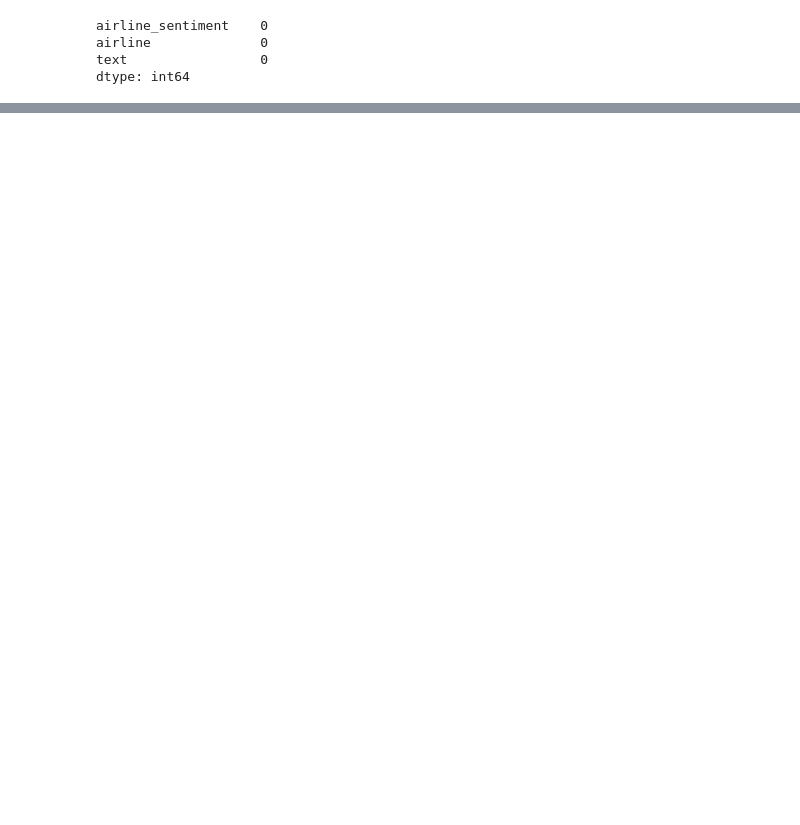
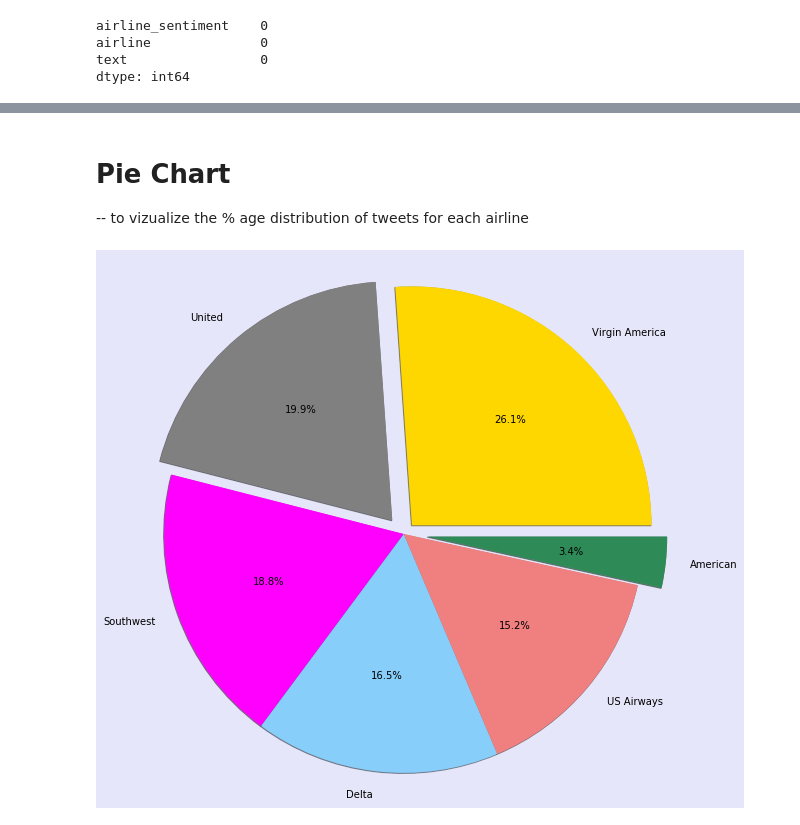
Before and after one commit to shritidatta/Predict_Customer_Sentiment, a Jupyter notebook: Usecase-3_Predict_Customer_Sentiment.ipynb, the cells around one changed output, grey strips where cells are left out. Cells and saved outputs as stored; diff of their text form; code cells hidden in the pictures; blank space fills up the shorter version.

```diff
--- a/Usecase-3_Predict_Customer_Sentiment.ipynb
+++ b/Usecase-3_Predict_Customer_Sentiment.ipynb
@@ -217,0 +140,5 @@ building_data_df.shape
+# %%
+# Finding out the count of tweets for each airline in descending order.
+print("Tweets distribution for each airline: ")
+airline_distribution = airline_data_df.groupby('airline')['airline_sentiment'].count().sort_values(ascending=False)
+airline_distribution
@@ -217,0 +155,18 @@ building_data_df.shape
+# %% [markdown]
+# Pie Chart
+-- to vizualize the % age distribution of tweets for each airline
+# %%
+# Data to plot stored in variables
+labels = 'Virgin America', 'United', 'Southwest', 'Delta', 'US Airways','American'
+colors = ['gold', 'grey', 'magenta', 'lightskyblue', 'lightcoral', 'seagreen']
+explode = (0.4, 0.6, 0, 0, 0 ,0.8)  # explode 1st,2nd and last slice
+
+# Pie - Plot
+plt.figure(1,figsize=(10, 10),facecolor='lavender',edgecolor='brown')
+plt.pie(airline_distribution,explode=explode, labels=labels, colors=colors,
+autopct='%1.1f%%', shadow=True, frame=False, radius=8)
+
+plt.axis('equal')
+plt.show()
+# %% [output]
+[figure, added]
```
Also changed, not shown: parts of 78 cells of this notebook, 2 other files.
